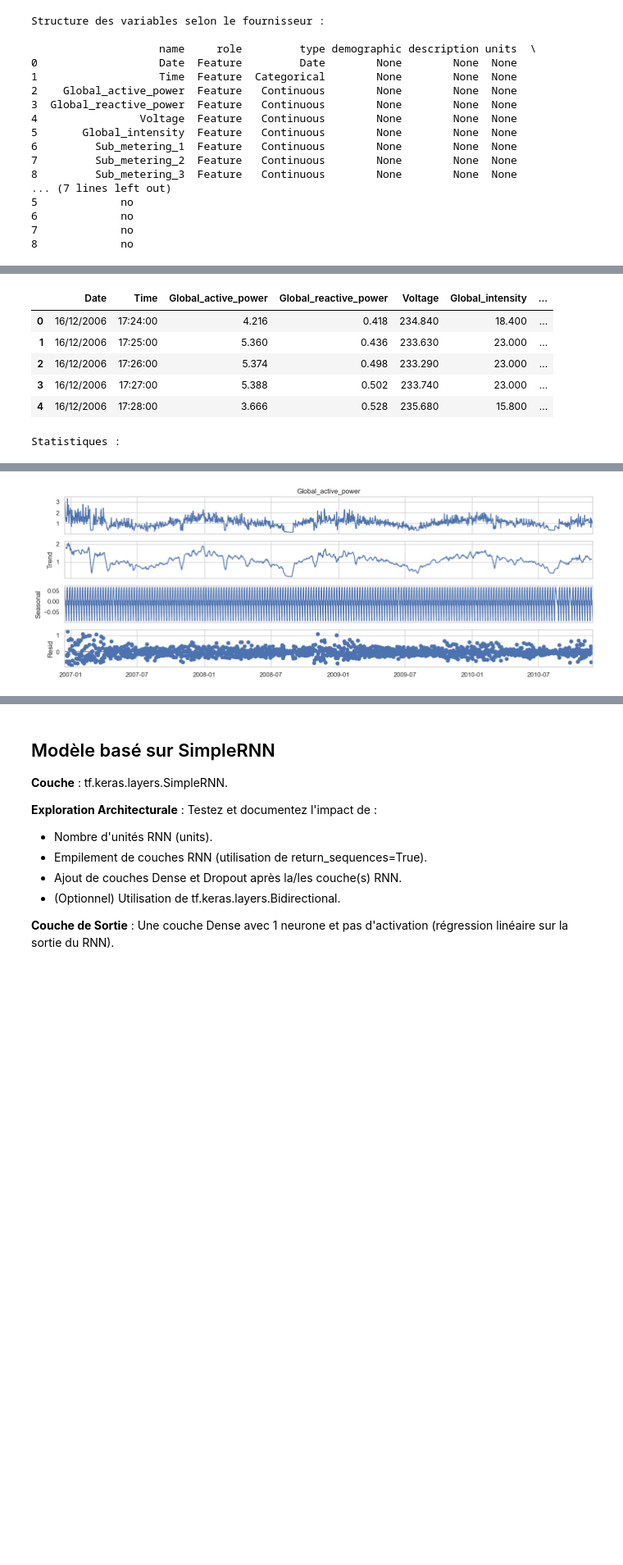
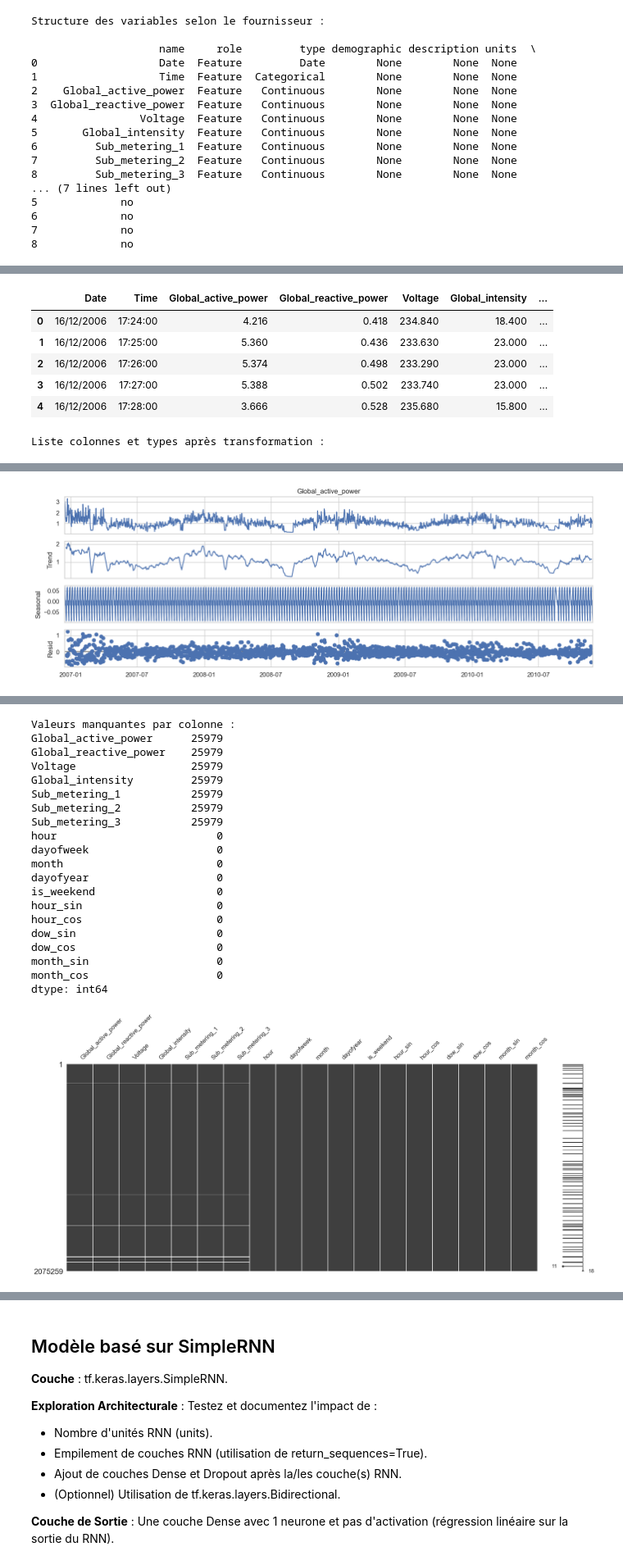
Before and after one commit to justinFransolet/MASI4_Framework_Machine_Learning, a Jupyter notebook: notebook.ipynb, the cells around one changed output, grey strips where cells are left out. Shown at 82% size. Drawn from its saved outputs; the diff is of its cells as text; code cells hidden in the pictures; blank space fills up the shorter version.

```diff
--- a/notebook.ipynb
+++ b/notebook.ipynb
@@ -48,17 +51,20 @@ Structure des variables selon le fournisseur :
 # %%
 # --- Exploration ---
 
+# Afficher les dimensions du dataframe
 print("Dimensions")
 print(f"{df.shape}")
 
+# Afficher les types et les colonnes
 print("Liste colonnes et types :")
 display(df.dtypes.to_frame("dtype").T)
 
+# Remplacer les '?' par NaN
+df.replace('?', np.nan)
+
+# Afficher des échantillons
 print("Aperçu dataframe :")
 display(df.head())
-
-print("Statistiques :")
-df.describe()
 
 # Fusionner la colonne Date et Time en une seule colonne qui sera un datetime
 df["Datetime"] = pd.to_datetime(
@@ -68,11 +74,41 @@ df["Datetime"] = pd.to_datetime(
 )
 df = df.set_index("Datetime").sort_index()
 
-# Convertir la Global Active Power en float
-df["Global_active_power"] = pd.to_numeric(df["Global_active_power"], errors="coerce")
+# Temporelles "brutes"
+df["hour"] = df.index.hour
+df["dayofweek"] = df.index.dayofweek
+df["month"] = df.index.month
+df["dayofyear"] = df.index.dayofyear
+df["is_weekend"] = (df["dayofweek"] >= 5).astype(int)
 
-# Enlever les Datetime invalides
-df = df[~df.index.isna()]
+# 3) Encodage cyclique
+# Heure (24h)
+df["hour_sin"] = np.sin(2 * np.pi * df["hour"] / 24)
+df["hour_cos"] = np.cos(2 * np.pi * df["hour"] / 24)
+
+# Jour de semaine (7 jours)
+df["dow_sin"] = np.sin(2 * np.pi * df["dayofweek"] / 7)
+df["dow_cos"] = np.cos(2 * np.pi * df["dayofweek"] / 7)
+
+# Mois (12 mois)
+df["month_sin"] = np.sin(2 * np.pi * df["month"] / 12)
+df["month_cos"] = np.cos(2 * np.pi * df["month"] / 12)
+
+# Supprimer les colonnes texte initiales
+df = df.drop(columns=["Date", "Time"])
+
+# Convertir les types des données
+cols_to_fix = ['Global_active_power', 'Global_reactive_power', 'Voltage', 'Global_intensity', 'Sub_metering_1', 'Sub_metering_2', 'Sub_metering_3']
+for col in cols_to_fix:
+    df[col] = pd.to_numeric(df[col], errors="coerce", downcast="float")
+
+# Types de colonnes après transformation
+print("Liste colonnes et types après transformation :")
+display(df.dtypes.to_frame("dtype").T)
+
+# Stats pour Global Active power
+print("Statistiques :")
+print(df.describe())
 
 # Série journalière pour decomposition
 daily_power = df["Global_active_power"].resample("D").mean().dropna()
@@ -81,9 +117,12 @@ result = seasonal_decompose(daily_power, model="additive", period=7)
 result.plot()
 plt.show()
 
-# Remplacer les '?' par NaN et compter
+# Compter les valeurs NaN
 print("Valeurs manquantes par colonne :")
-print(df.replace('?', np.nan).isna().sum())
+print(df.isna().sum())
+
+msno.matrix(df)
+plt.show()
 # %% [output]
 Dimensions
 (2075259, 9)
@@ -97,4 +136,4 @@ Aperçu dataframe :
 | 2 | 16/12/2006 | 17:26:00 | 5.374 | 0.498 | 233.290 | 23.000 | ... |
 | 3 | 16/12/2006 | 17:27:00 | 5.388 | 0.502 | 233.740 | 23.000 | ... |
 | 4 | 16/12/2006 | 17:28:00 | 3.666 | 0.528 | 235.680 | 15.800 | ... |
-Statistiques :
+Liste colonnes et types après transformation :
@@ -113,3 +160,24 @@ dtype: int64
+Valeurs manquantes par colonne :
+Global_active_power      25979
+Global_reactive_power    25979
+Voltage                  25979
+Global_intensity         25979
+Sub_metering_1           25979
+Sub_metering_2           25979
+Sub_metering_3           25979
+hour                         0
+dayofweek                    0
+month                        0
+dayofyear                    0
+is_weekend                   0
+hour_sin                     0
+hour_cos                     0
+dow_sin                      0
+dow_cos                      0
+month_sin                    0
+month_cos                    0
+dtype: int64
+[figure, added]
 # %% [markdown]
 ## Prétraitement Spécifique aux Séries Temporelles (Étapes Clés)
 
```
Also changed, not shown: parts of 5 cells of this notebook, 1 other file.
